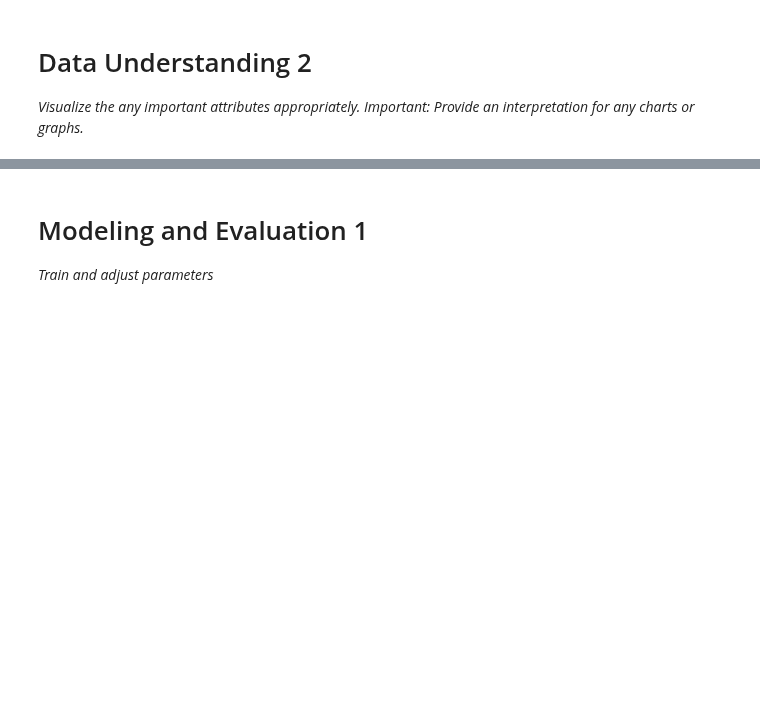
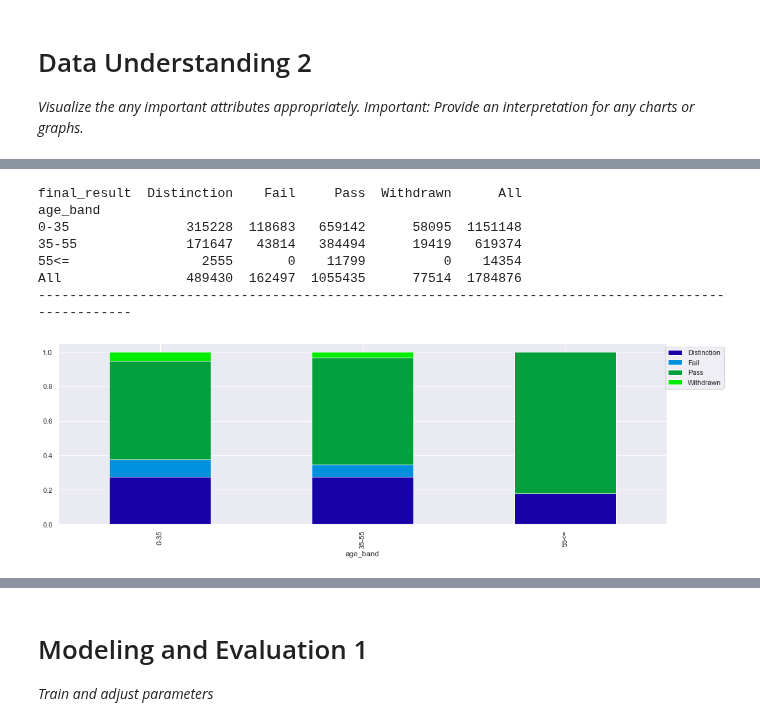
Before and after one commit to ChadKwong/DDSMachineLearning1, a Jupyter notebook: Lab 3/Lab 3.ipynb, the cells around one changed output, grey strips where cells are left out. Saved outputs shown, nothing was run; the diff lists cells and outputs as text; code cells hidden in the pictures; blank space fills up the shorter version.

```diff
--- a/Lab 3/Lab 3.ipynb
+++ b/Lab 3/Lab 3.ipynb
@@ -392,0 +488,11 @@ memory usage: 181.3 MB
+# %%
+stacked_plot(df["age_band"])
+# %% [output]
+final_result  Distinction    Fail     Pass  Withdrawn      All
+age_band
+0-35               315228  118683   659142      58095  1151148
+35-55              171647   43814   384494      19419   619374
+55<=                 2555       0    11799          0    14354
+All                489430  162497  1055435      77514  1784876
+----------------------------------------------------------------------------------------------------
+[figure, added]
```
Also changed, not shown: parts of 22 cells of this notebook.
